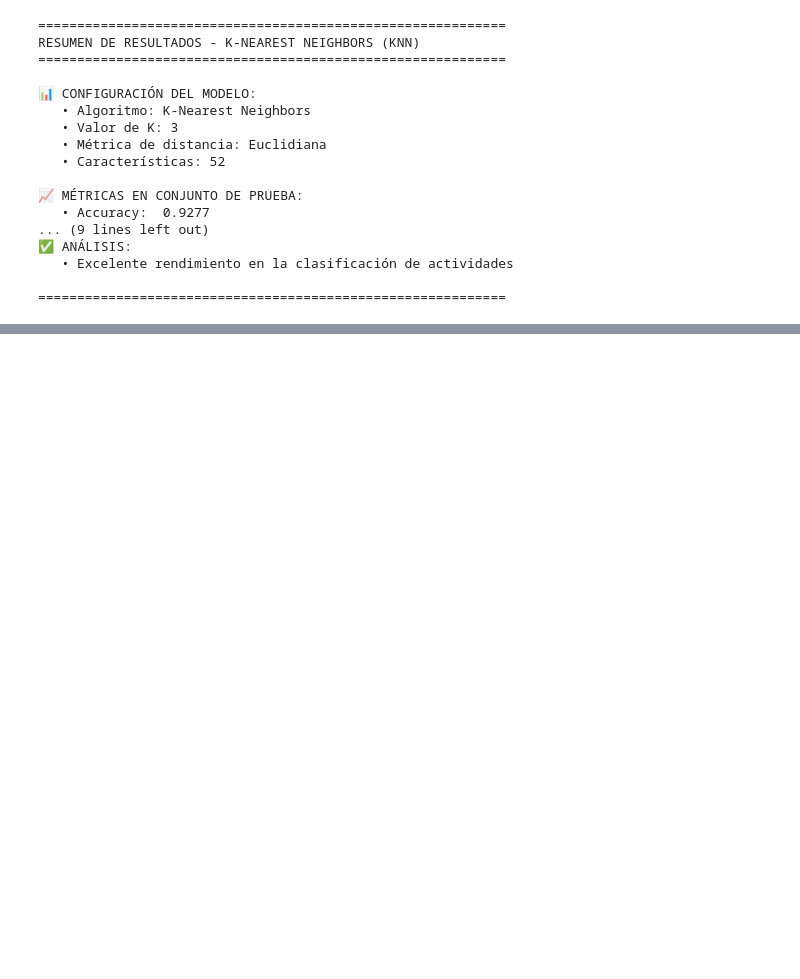
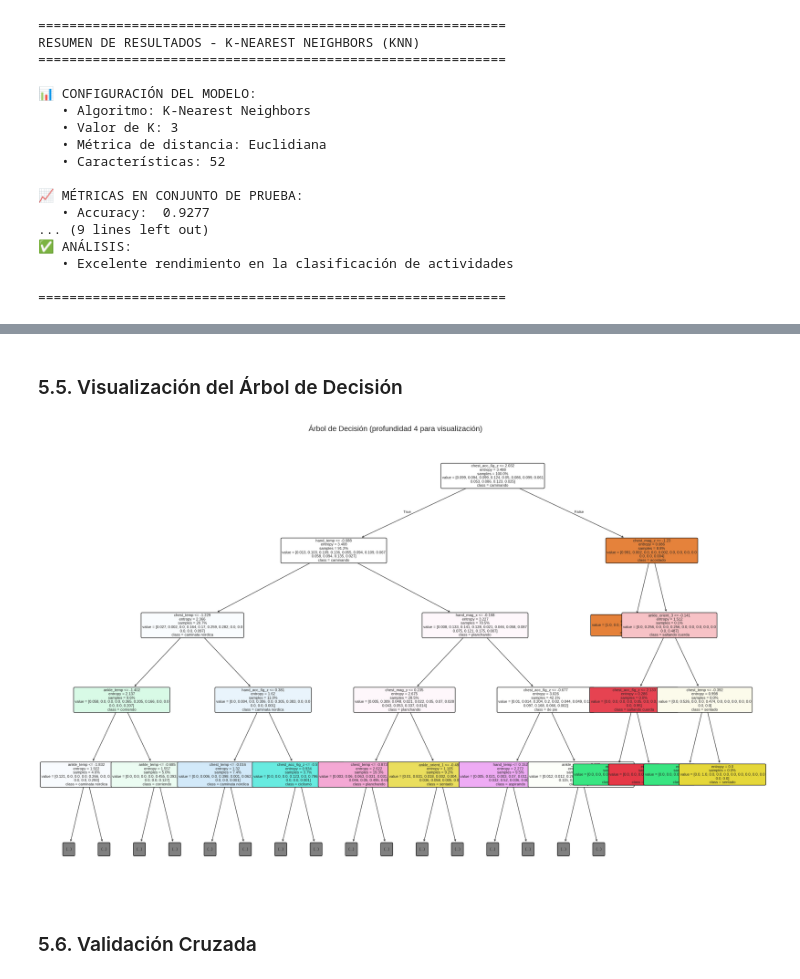
Before and after one commit to Jose-luis-echemendia/Machine-learning-AA, a Jupyter notebook: proyecto-final/main.ipynb, the cells around one changed output, grey strips where cells are left out. Cells and saved outputs as stored; diff of their text form; code cells hidden in the pictures; blank space fills up the shorter version.

```diff
--- a/proyecto-final/main.ipynb
+++ b/proyecto-final/main.ipynb
@@ -694,0 +845,28 @@ RESUMEN DE RESULTADOS - K-NEAREST NEIGHBORS (KNN)
+# %% [markdown]
+### 5.5. Visualización del Árbol de Decisión
+# %%
+# Visualización del árbol (profundidad limitada para legibilidad)
+if 'dt_final' in locals():
+    from sklearn.tree import plot_tree
+
+    feature_names = X_train.columns.tolist() if 'X_train' in locals() else None
+    class_names = [activity_labels.get(int(c), str(c)) for c in dt_final.classes_] if 'activity_labels' in locals() else [str(c) for c in dt_final.classes_]
+
+    plt.figure(figsize=(22, 14))
+    plot_tree(
+        dt_final,
+        feature_names=feature_names,
+        class_names=class_names,
+        filled=True,
+        max_depth=4,
+        fontsize=8,
+        proportion=True,
+        rounded=True,
+    )
+    plt.title('Árbol de Decisión (profundidad 4 para visualización)', fontsize=16, pad=16)
+    plt.tight_layout()
+    plt.show()
+# %% [output]
+[figure, added]
+# %% [markdown]
+### 5.6. Validación Cruzada
```
Also changed, not shown: parts of 42 cells of this notebook, 1 other file.
